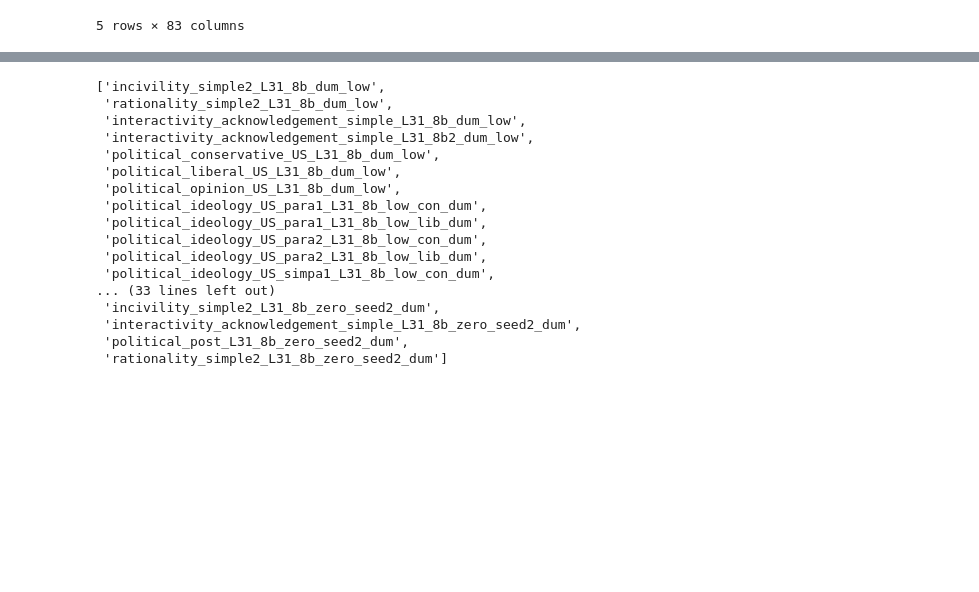
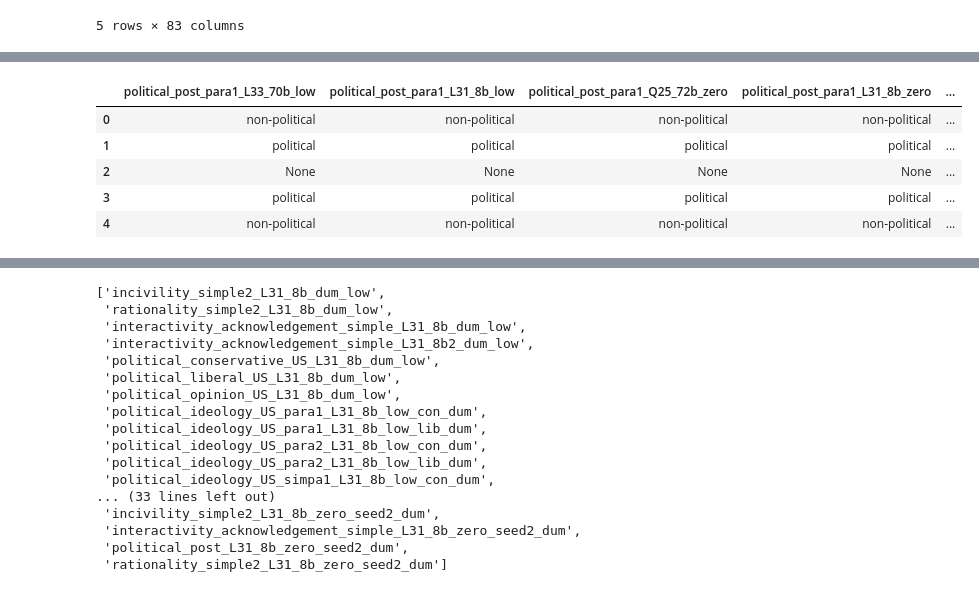
Before and after one commit to cl-trier/TWON-Exploration, a Jupyter notebook: 51--GLLM-annotation-bias-clean.ipynb, the cells around one changed output, grey strips where cells are left out. Drawn from its saved outputs; the diff is of its cells as text; code cells hidden in the pictures; blank space fills up the shorter version.

```diff
--- a/51--GLLM-annotation-bias-clean.ipynb
+++ b/51--GLLM-annotation-bias-clean.ipynb
@@ -130,0 +192,11 @@ jaidka.head()
+# %%
+#select only the 'para1' columns
+para1_columns = [col for col in political_post_list if 'para1' in col]
+boukes[para1_columns + [col + '_dum' for col in para1_columns]].head()
+# %% [output]
+|  | political_post_para1_L33_70b_low | political_post_para1_L31_8b_low | political_post_para1_Q25_72b_zero | political_post_para1_L31_8b_zero | ... |
+| 0 | non-political | non-political | non-political | non-political | ... |
+| 1 | political | political | political | political | ... |
+| 2 | None | None | None | None | ... |
+| 3 | political | political | political | political | ... |
+| 4 | non-political | non-political | non-political | non-political | ... |
```
Also changed, not shown: parts of 29 cells of this notebook, 6 other files.
